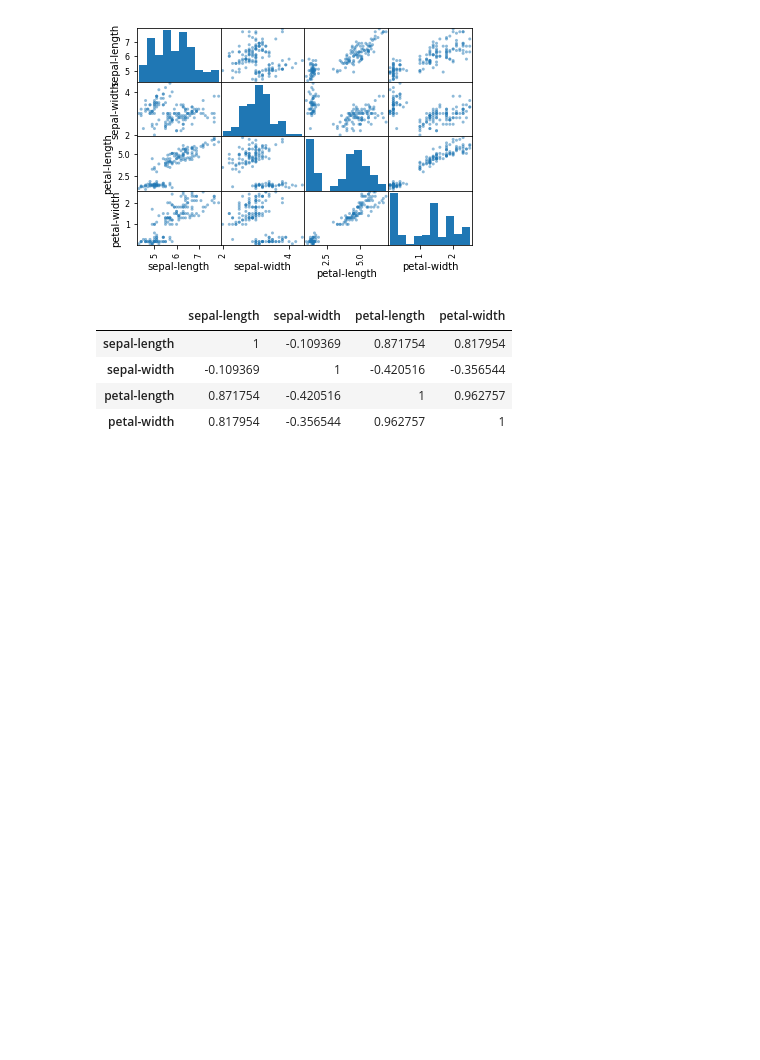
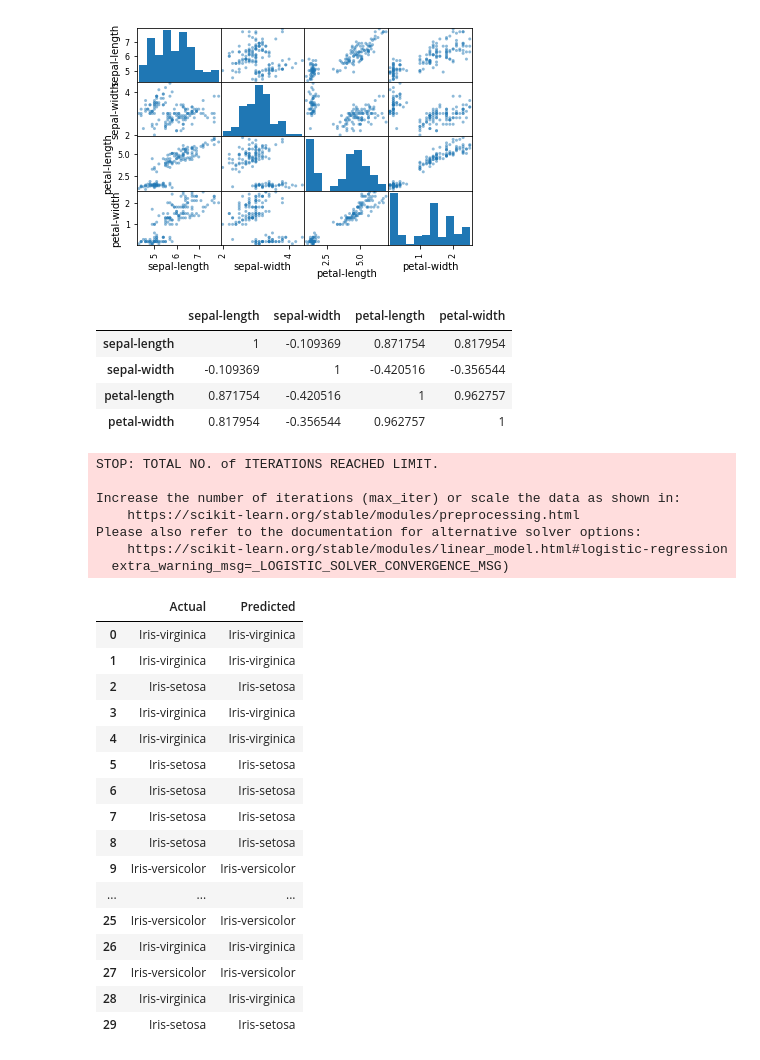
Before and after one commit to supriya-s-jadhav/ML-Projects, a Jupyter notebook: Hello World of ML : Working with iris dataset /classify_IrisFlowers.ipynb, the cells around one changed output. Saved outputs shown, nothing was run; the diff lists cells and outputs as text; code cells hidden in the pictures; blank space fills up the shorter version.

Commit message:
Train the dataset and make predictions

```diff
--- a/Hello World of ML : Working with iris dataset /classify_IrisFlowers.ipynb
+++ b/Hello World of ML : Working with iris dataset /classify_IrisFlowers.ipynb
@@ -65,3 +103,48 @@ corr.style.background_gradient(cmap='coolwarm')
 | sepal-width | -0.109369 | 1 | -0.420516 | -0.356544 |
 | petal-length | 0.871754 | -0.420516 | 1 | 0.962757 |
 | petal-width | 0.817954 | -0.356544 | 0.962757 | 1 |
+# %%
+# Model Building
+
+# 1.Split-out validation data set
+temp_dataset = iris.values
+X = temp_dataset[:, 0:4]
+Y = temp_dataset[:,4]
+X_train, X_validation, Y_train, Y_validation = train_test_split(X, Y, test_size = 0.2) #splitting in 80-20 train-validate
+# %%
+# Apply classification algorithms for prediction using 80-20 split method
+
+# 1.LogisticRegression
+logreg = LogisticRegression()
+# Train the model
+logreg.fit(X_train,Y_train)
+# Test the model : Make predictions on test dataset
+Y_prediction = logreg.predict(X_validation)
+# Comparing actual values of X_validation with predicted values
+compare_values = pd.DataFrame({'Actual': Y_validation.flatten(), 'Predicted': Y_prediction.flatten()})
+compare_values
+# %% [output]
+STOP: TOTAL NO. of ITERATIONS REACHED LIMIT.
+
+Increase the number of iterations (max_iter) or scale the data as shown in:
+    https://scikit-learn.org/stable/modules/preprocessing.html
+Please also refer to the documentation for alternative solver options:
+    https://scikit-learn.org/stable/modules/linear_model.html#logistic-regression
+  extra_warning_msg=_LOGISTIC_SOLVER_CONVERGENCE_MSG)
+|  | Actual | Predicted |
+| 0 | Iris-virginica | Iris-virginica |
+| 1 | Iris-virginica | Iris-virginica |
+| 2 | Iris-setosa | Iris-setosa |
+| 3 | Iris-virginica | Iris-virginica |
+| 4 | Iris-virginica | Iris-virginica |
+| 5 | Iris-setosa | Iris-setosa |
+| 6 | Iris-setosa | Iris-setosa |
+| 7 | Iris-setosa | Iris-setosa |
+| 8 | Iris-setosa | Iris-setosa |
+| 9 | Iris-versicolor | Iris-versicolor |
+| ... | ... | ... |
+| 25 | Iris-versicolor | Iris-versicolor |
+| 26 | Iris-virginica | Iris-virginica |
+| 27 | Iris-versicolor | Iris-versicolor |
+| 28 | Iris-virginica | Iris-virginica |
+| 29 | Iris-setosa | Iris-setosa |
```
Also changed, not shown: parts of 6 cells of this notebook, 1 other file.
